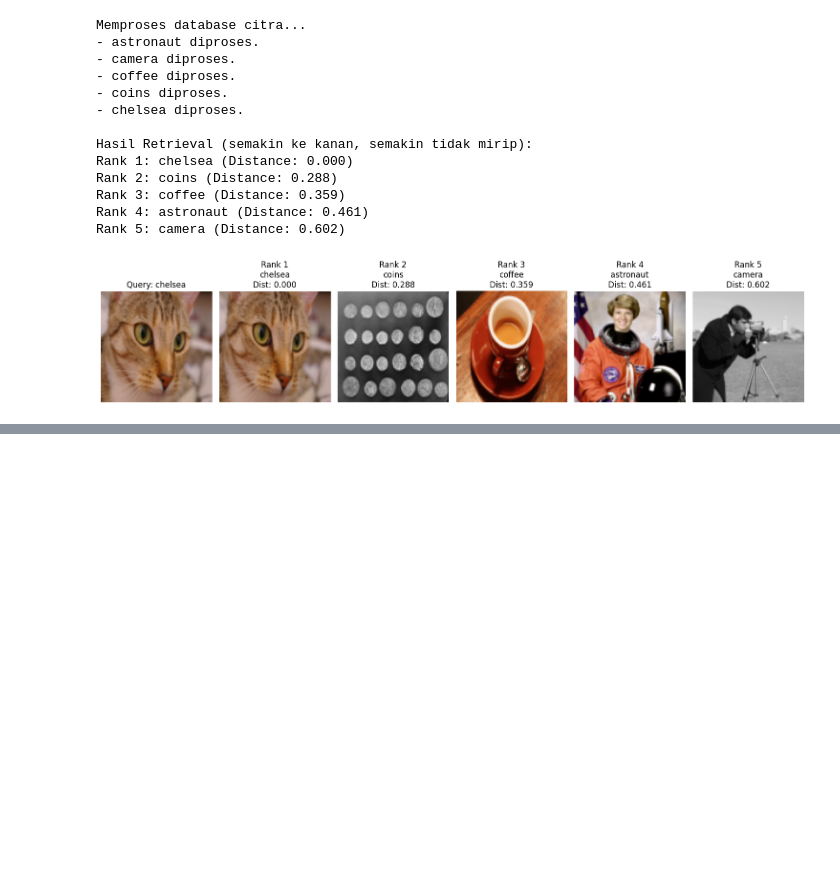
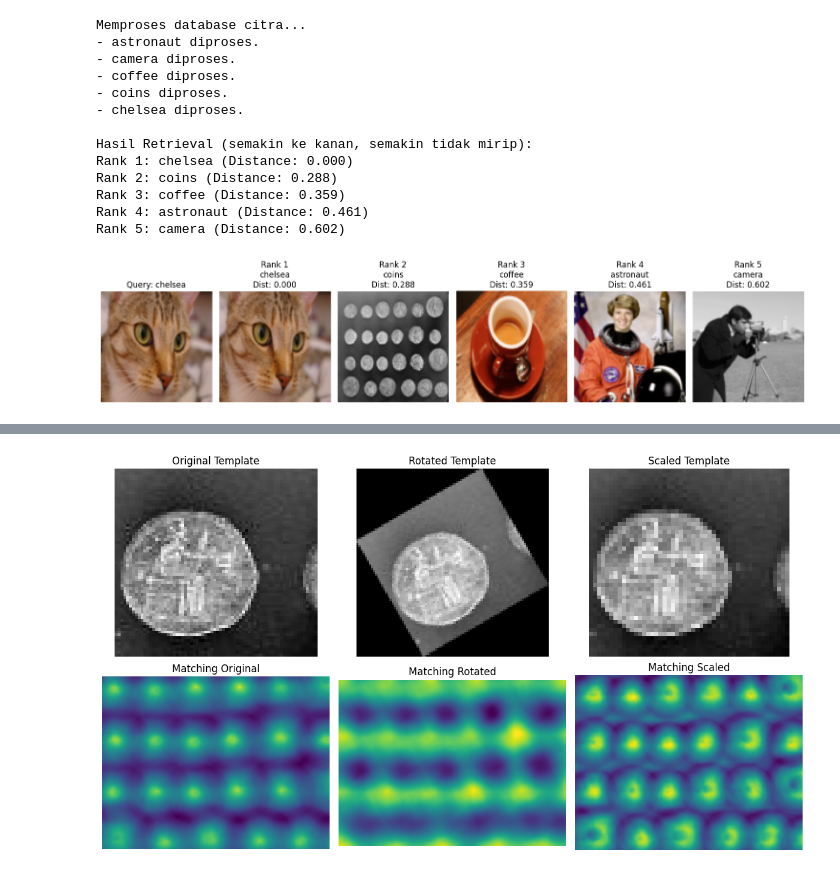
Before and after one commit to codewithwan/Pengolahan-Citra, a Jupyter notebook: Jobsheet_5_Pengolahan_Citra.ipynb, the cells around one changed output, grey strips where cells are left out. Saved outputs shown, nothing was run; the diff lists cells and outputs as text; code cells hidden in the pictures; blank space fills up the shorter version.

```diff
--- a/Jobsheet_5_Pengolahan_Citra.ipynb
+++ b/Jobsheet_5_Pengolahan_Citra.ipynb
@@ -542,0 +656,91 @@ Rank 5: camera (Distance: 0.602)
+# %%
+import numpy as np
+import matplotlib.pyplot as plt
+from skimage import data, transform
+from skimage.feature import match_template
+
+# Mengambil citra coins
+img = data.coins()
+
+# Membuat template dari sebagian area citra
+template_img = img[15:80, 190:260]
+
+# Membuat variasi template
+rotated_template = transform.rotate(
+    template_img,
+    angle=30,
+    resize=True
+)
+
+scaled_template = transform.rescale(
+    template_img,
+    scale=0.7,
+    anti_aliasing=True
+)
+
+# Template matching
+match_original = match_template(img, template_img)
+match_rotated = match_template(img, rotated_template)
+match_scaled = match_template(img, scaled_template)
+
+# Menentukan posisi kecocokan tertinggi
+pos_original = np.unravel_index(
+    np.argmax(match_original),
+    match_original.shape
+)
+
+pos_rotated = np.unravel_index(
+    np.argmax(match_rotated),
+    match_rotated.shape
+)
+
+pos_scaled = np.unravel_index(
+    np.argmax(match_scaled),
+    match_scaled.shape
+)
+
+# Konversi koordinat
+x_ori, y_ori = pos_original[::-1]
+x_rot, y_rot = pos_rotated[::-1]
+x_scl, y_scl = pos_scaled[::-1]
+
+# Menampilkan koordinat hasil pencocokan
+print(f"Template asli ditemukan pada: ({x_ori}, {y_ori})")
+print(f"Template rotasi ditemukan pada: ({x_rot}, {y_rot})")
+print(f"Template skala ditemukan pada: ({x_scl}, {y_scl})")
+
+# Menampilkan skor kecocokan maksimum
+print(f"Skor original : {np.max(match_original):.4f}")
+print(f"Skor rotated  : {np.max(match_rotated):.4f}")
+print(f"Skor scaled   : {np.max(match_scaled):.4f}")
+
+# Visualisasi template dan hasil matching
+fig, axes = plt.subplots(2, 3, figsize=(12, 7))
+
+axes[0, 0].imshow(template_img, cmap="gray")
+axes[0, 0].set_title("Original Template")
+axes[0, 0].axis("off")
+
+axes[0, 1].imshow(rotated_template, cmap="gray")
+axes[0, 1].set_title("Rotated Template")
+axes[0, 1].axis("off")
+
+axes[0, 2].imshow(scaled_template, cmap="gray")
+axes[0, 2].set_title("Scaled Template")
+axes[0, 2].axis("off")
+
+axes[1, 0].imshow(match_original, cmap="viridis")
+axes[1, 0].set_title("Matching Original")
+axes[1, 0].axis("off")
+
+axes[1, 1].imshow(match_rotated, cmap="viridis")
+axes[1, 1].set_title("Matching Rotated")
+axes[1, 1].axis("off")
+
+axes[1, 2].imshow(match_scaled, cmap="viridis")
+axes[1, 2].set_title("Matching Scaled")
+axes[1, 2].axis("off")
+
+plt.tight_layout()
+plt.show()
+# %% [output]
@@ -542,0 +753 @@ Rank 5: camera (Distance: 0.602)
+[figure, added]
```
Also changed, not shown: parts of 3 cells of this notebook.
